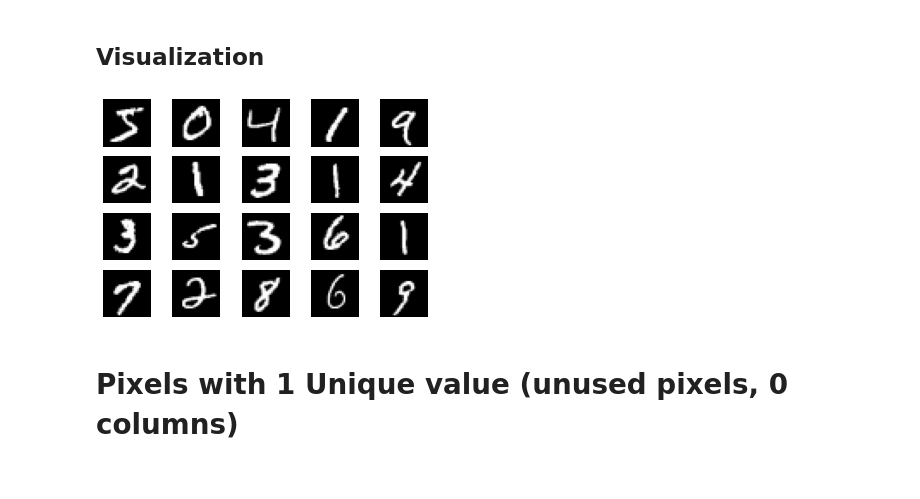
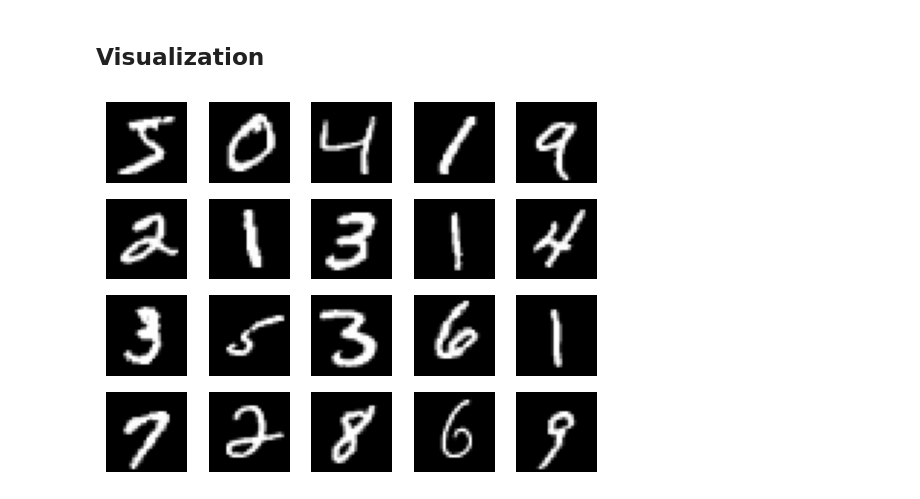
Before and after one commit to RuieX/clustering, a Jupyter notebook: src/notebooks/data_exploring.ipynb, the cells around one changed output. Drawn from its saved outputs; the diff is of its cells as text; code cells hidden in the pictures.

```diff
--- a/src/notebooks/data_exploring.ipynb
+++ b/src/notebooks/data_exploring.ipynb
@@ -22,0 +93,8 @@ X = X/255.
+# %%
+if not has_files_in_dir(get_dataset_dir()):
+    mydata = download_data()
+    store_data(data=mydata, reduced=False)
+else:
+    mydata = load_data(reduced=False)
+
+mydata
@@ -63,8 +136,15 @@ sns.countplot(x=y)
 # %% [markdown]
 ## Visualization
 # %%
-def plot_data(rows=3, cols=5):
-    to_plot = X[:rows*cols].to_numpy().reshape(rows*cols,28,28)
+def plot_data(data=mydata, rows=3, cols=5):
+    """
+    Plot the first rows*cols digits of the dataset
+    :param data:
+    :param rows:
+    :param cols:
+    :return:
+    """
+    to_plot = data.x[:rows*cols].to_numpy().reshape(rows*cols,28,28)
     fig, axs = plt.subplots(rows, cols)
     k = 0
 
@@ -74,8 +154,6 @@ def plot_data(rows=3, cols=5):
             axs[i,j].axis('off')
             k += 1
 # %%
-plot_data(4,5)
+plot_data(mydata, 4,5)
 # %% [output]
-[figure, old version]
+[figure, new version]
-# %% [markdown]
-# Pixels with 1 Unique value (unused pixels, 0 columns)
```
Also changed, not shown: parts of 30 cells of this notebook, 3 other files.
